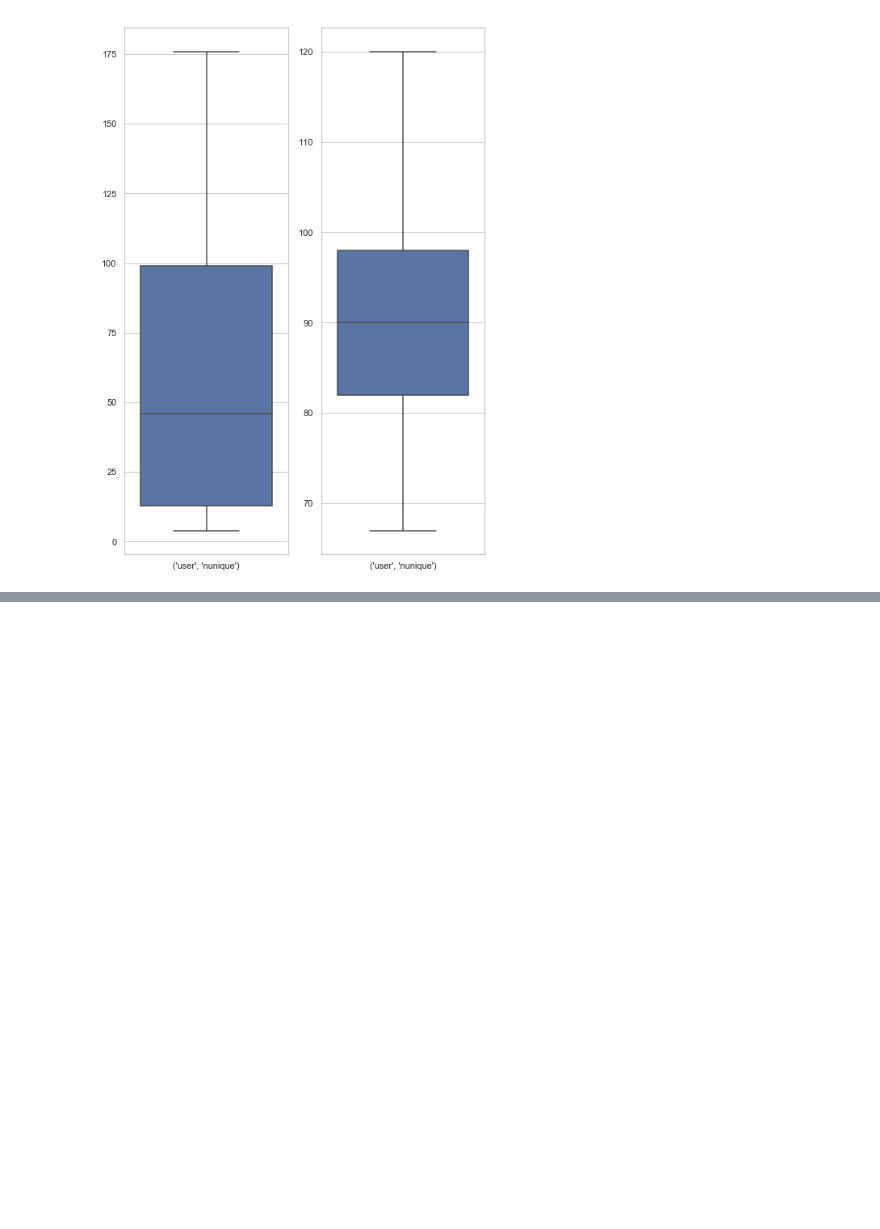
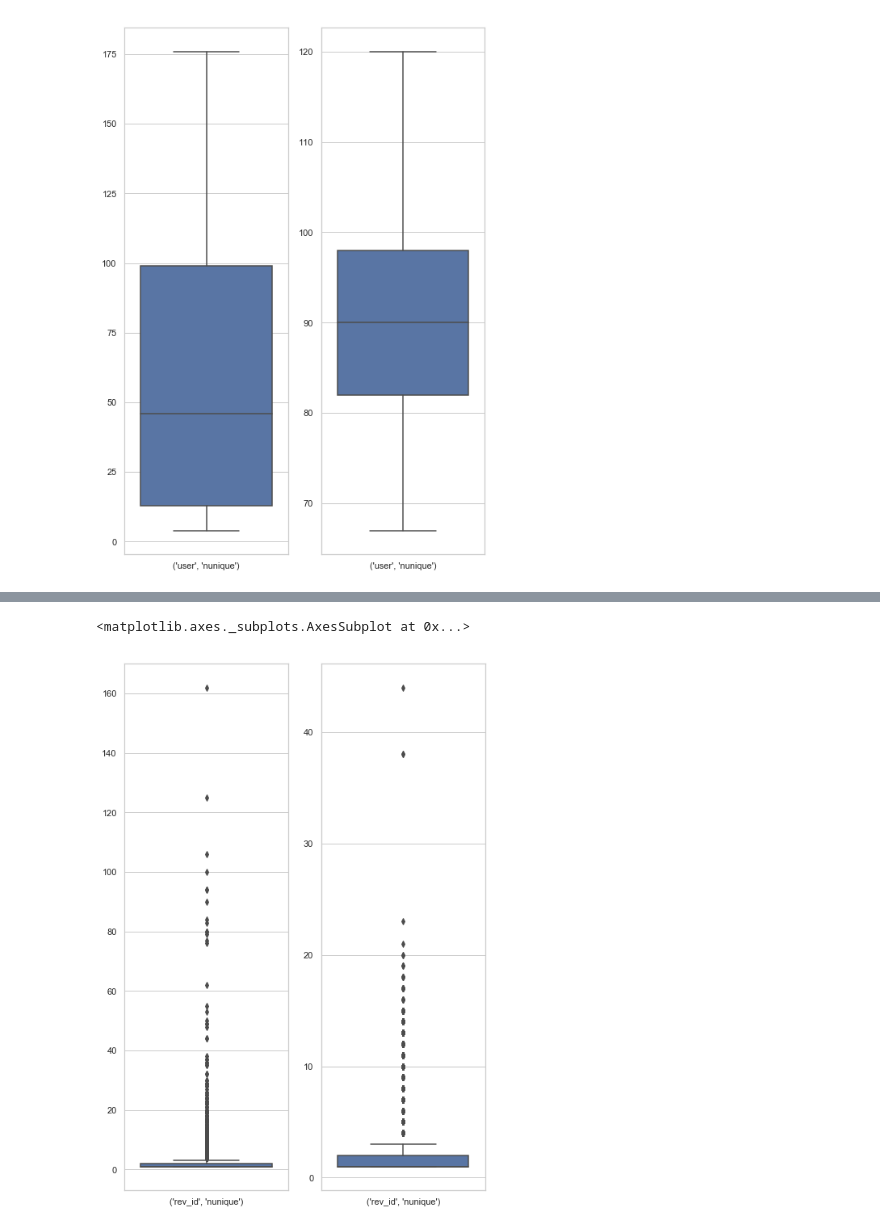
Before and after one commit to abaikara/social_computing_analysis-, a Jupyter notebook: sc.ipynb, the cells around one changed output, grey strips where cells are left out. Drawn from its saved outputs; the diff is of its cells as text; code cells hidden in the pictures; blank space fills up the shorter version.

```diff
--- a/sc.ipynb
+++ b/sc.ipynb
@@ -228,3 +278,6 @@ form a hypotheses in connection to article quality; (2) present the comparison b
 # %%
 sc_good = add_data_sc[add_data_sc.article_type == 'Good']
 sc_bad = add_data_sc[add_data_sc.article_type == 'NotSoGood']
+# %%
+task2_good = sc_good.groupby(['Article','user']).agg({'rev_id': ['nunique']})
+task2_good.describe()
@@ -230,0 +318,3 @@ sc_bad = add_data_sc[add_data_sc.article_type == 'NotSoGood']
+# %%
+task2_bad = sc_bad.groupby(['Article', 'user']).agg({'rev_id': ['nunique']})
+task2_bad.describe()
@@ -230,0 +332,8 @@ sc_bad = add_data_sc[add_data_sc.article_type == 'NotSoGood']
+# %%
+f, axes = plt.subplots(1, 2)
+sb.set(style="whitegrid")
+sb.boxplot( data=task2_good,   ax=axes[0])
+sb.boxplot( data=task2_bad,  ax=axes[1])
+# %% [output]
+<matplotlib.axes._subplots.AxesSubplot at 0x...>
+[figure, added]
```
Also changed, not shown: parts of 58 cells of this notebook.
